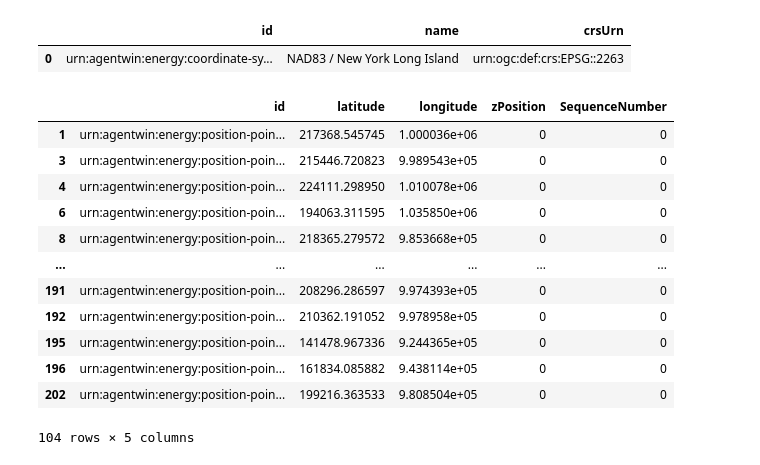
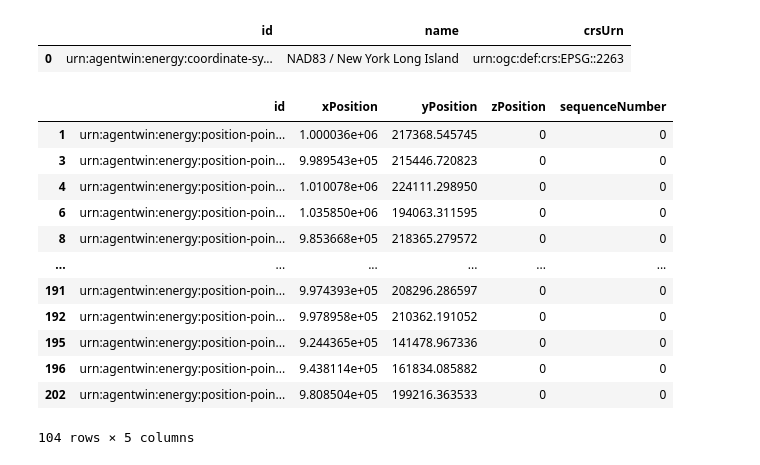
Before and after one commit to HenriKCorrea/agentwin-dataset, a Jupyter notebook: notebooks/substations.ipynb, the cells around one changed output. Cells and saved outputs as stored; diff of their text form; code cells hidden in the pictures.

```diff
--- a/notebooks/substations.ipynb
+++ b/notebooks/substations.ipynb
@@ -312,34 +293,30 @@ coordinate_systems_dtwin
 |  | id | name | crsUrn |
 | 0 | urn:agentwin:energy:coordinate-sy... | NAD83 / New York Long Island | urn:ogc:def:crs:EPSG::2263 |
 # %%
-position_points_dtwin = substations.to_crs(epsg=2263).assign(
-    id=substations["position_point_id"],
-    latitude=lambda df: df.geometry.y,
-    longitude=lambda df: df.geometry.x,
-    zPosition=0,
-    SequenceNumber=0,
-)[
-    [
-        "id",
-        "latitude",
-        "longitude",
-        "zPosition",
-        "SequenceNumber"
-    ]
-]
+position_points_projected = substations.to_crs(epsg=2263)
+
+position_points_dtwin = pd.DataFrame(
+    {
+        "id": substations["position_point_id"],
+        "xPosition": position_points_projected.geometry.x,
+        "yPosition": position_points_projected.geometry.y,
+        "zPosition": 0,
+        "sequenceNumber": 0
+    }
+)
 
 position_points_dtwin
 # %% [output]
-|  | id | latitude | longitude | zPosition | SequenceNumber |
-| 1 | urn:agentwin:energy:position-poin... | 217368.545745 | 1.000036e+06 | 0 | 0 |
-| 3 | urn:agentwin:energy:position-poin... | 215446.720823 | 9.989543e+05 | 0 | 0 |
-| 4 | urn:agentwin:energy:position-poin... | 224111.298950 | 1.010078e+06 | 0 | 0 |
-| 6 | urn:agentwin:energy:position-poin... | 194063.311595 | 1.035850e+06 | 0 | 0 |
-| 8 | urn:agentwin:energy:position-poin... | 218365.279572 | 9.853668e+05 | 0 | 0 |
+|  | id | xPosition | yPosition | zPosition | sequenceNumber |
+| 1 | urn:agentwin:energy:position-poin... | 1.000036e+06 | 217368.545745 | 0 | 0 |
+| 3 | urn:agentwin:energy:position-poin... | 9.989543e+05 | 215446.720823 | 0 | 0 |
+| 4 | urn:agentwin:energy:position-poin... | 1.010078e+06 | 224111.298950 | 0 | 0 |
+| 6 | urn:agentwin:energy:position-poin... | 1.035850e+06 | 194063.311595 | 0 | 0 |
+| 8 | urn:agentwin:energy:position-poin... | 9.853668e+05 | 218365.279572 | 0 | 0 |
 | ... | ... | ... | ... | ... | ... |
-| 191 | urn:agentwin:energy:position-poin... | 208296.286597 | 9.974393e+05 | 0 | 0 |
-| 192 | urn:agentwin:energy:position-poin... | 210362.191052 | 9.978958e+05 | 0 | 0 |
-| 195 | urn:agentwin:energy:position-poin... | 141478.967336 | 9.244365e+05 | 0 | 0 |
-| 196 | urn:agentwin:energy:position-poin... | 161834.085882 | 9.438114e+05 | 0 | 0 |
-| 202 | urn:agentwin:energy:position-poin... | 199216.363533 | 9.808504e+05 | 0 | 0 |
+| 191 | urn:agentwin:energy:position-poin... | 9.974393e+05 | 208296.286597 | 0 | 0 |
+| 192 | urn:agentwin:energy:position-poin... | 9.978958e+05 | 210362.191052 | 0 | 0 |
+| 195 | urn:agentwin:energy:position-poin... | 9.244365e+05 | 141478.967336 | 0 | 0 |
+| 196 | urn:agentwin:energy:position-poin... | 9.438114e+05 | 161834.085882 | 0 | 0 |
+| 202 | urn:agentwin:energy:position-poin... | 9.808504e+05 | 199216.363533 | 0 | 0 |
 104 rows × 5 columns
```
Also changed, not shown: parts of 6 cells of this notebook, 4 other files.
